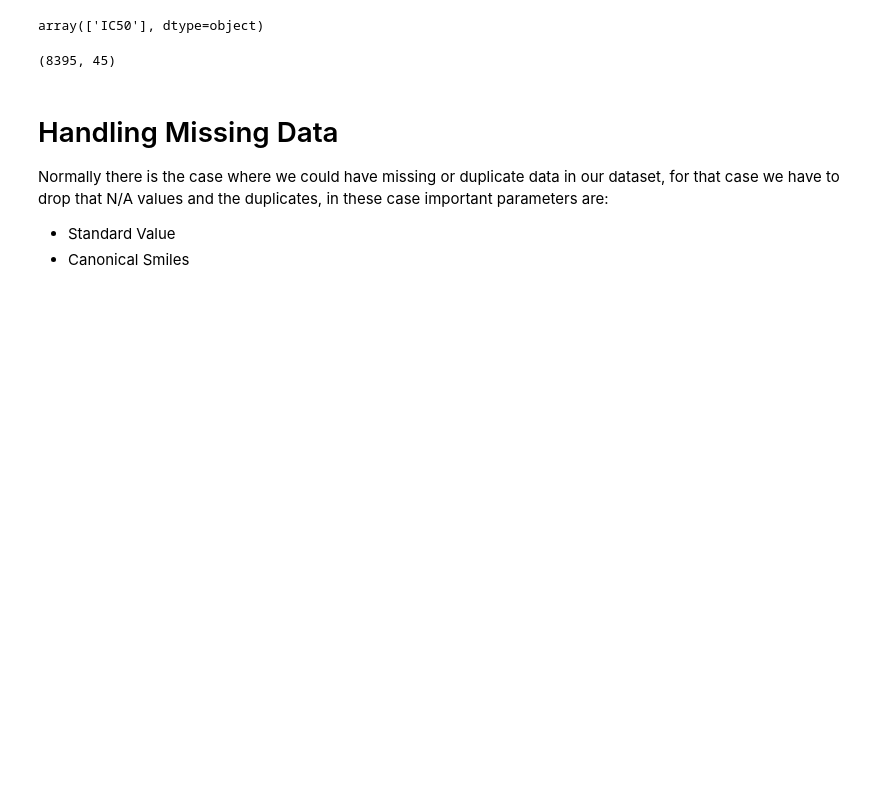
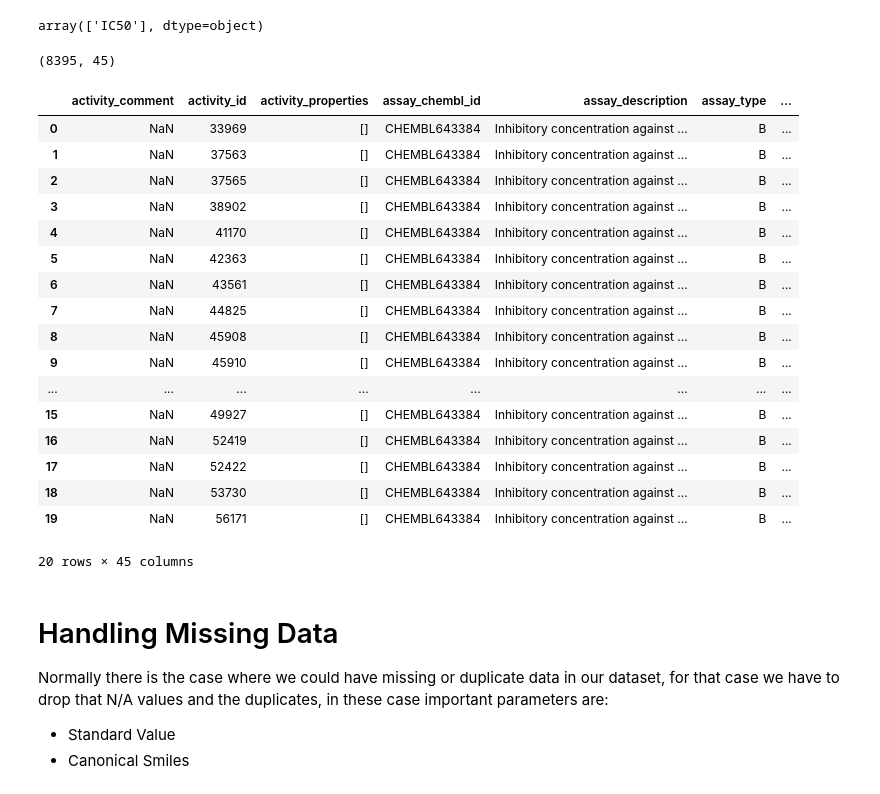
Before and after one commit to alejandrodf1/Computational-Drug-Discovery, a Jupyter notebook: notebooks/1.0-Acetylcholinesterase_bioactivity-data.ipynb, the cells around one changed output. Saved outputs shown, nothing was run; the diff lists cells and outputs as text; code cells hidden in the pictures; blank space fills up the shorter version.

```diff
--- a/notebooks/1.0-Acetylcholinesterase_bioactivity-data.ipynb
+++ b/notebooks/1.0-Acetylcholinesterase_bioactivity-data.ipynb
@@ -85,6 +87,28 @@ df.to_csv('/home/alejandrodf1/Documents/computational_drug_discovery_project/dat
 df.shape #raw data dimensions
 # %% [output]
 (8395, 45)
+# %%
+checkit = pd.read_csv('/home/alejandrodf1/Documents/computational_drug_discovery_project/data/raw/acetylcholinesterase_01_bioactivity_raw.csv')
+checkit.head(20)
+# %% [output]
+|  | activity_comment | activity_id | activity_properties | assay_chembl_id | assay_description | assay_type | ... |
+| 0 | NaN | 33969 | [] | CHEMBL643384 | Inhibitory concentration against ... | B | ... |
+| 1 | NaN | 37563 | [] | CHEMBL643384 | Inhibitory concentration against ... | B | ... |
+| 2 | NaN | 37565 | [] | CHEMBL643384 | Inhibitory concentration against ... | B | ... |
+| 3 | NaN | 38902 | [] | CHEMBL643384 | Inhibitory concentration against ... | B | ... |
+| 4 | NaN | 41170 | [] | CHEMBL643384 | Inhibitory concentration against ... | B | ... |
+| 5 | NaN | 42363 | [] | CHEMBL643384 | Inhibitory concentration against ... | B | ... |
+| 6 | NaN | 43561 | [] | CHEMBL643384 | Inhibitory concentration against ... | B | ... |
+| 7 | NaN | 44825 | [] | CHEMBL643384 | Inhibitory concentration against ... | B | ... |
+| 8 | NaN | 45908 | [] | CHEMBL643384 | Inhibitory concentration against ... | B | ... |
+| 9 | NaN | 45910 | [] | CHEMBL643384 | Inhibitory concentration against ... | B | ... |
+| ... | ... | ... | ... | ... | ... | ... | ... |
+| 15 | NaN | 49927 | [] | CHEMBL643384 | Inhibitory concentration against ... | B | ... |
+| 16 | NaN | 52419 | [] | CHEMBL643384 | Inhibitory concentration against ... | B | ... |
+| 17 | NaN | 52422 | [] | CHEMBL643384 | Inhibitory concentration against ... | B | ... |
+| 18 | NaN | 53730 | [] | CHEMBL643384 | Inhibitory concentration against ... | B | ... |
+| 19 | NaN | 56171 | [] | CHEMBL643384 | Inhibitory concentration against ... | B | ... |
+20 rows × 45 columns
 # %% [markdown]
 # Handling Missing Data
 Normally there is the case where we could have missing or duplicate data in our dataset, for that case we have to drop that N/A values and the duplicates, in these case important parameters are:
```
Also changed, not shown: parts of 1 cell of this notebook, 4 other files.
